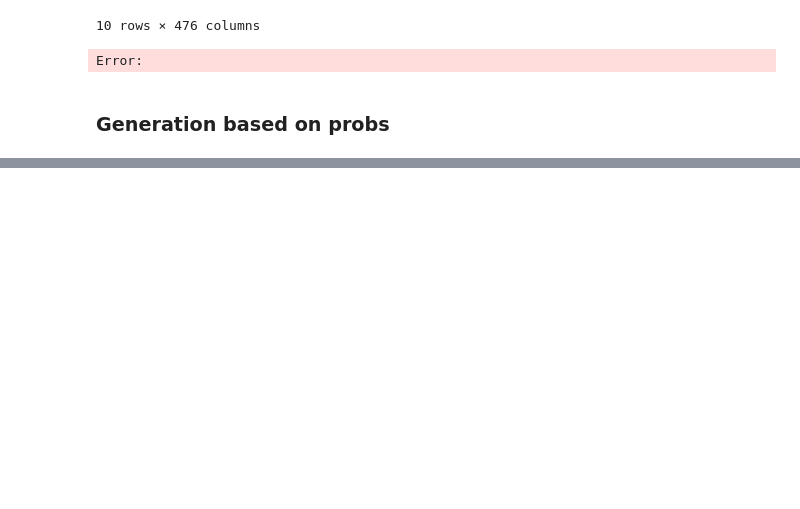
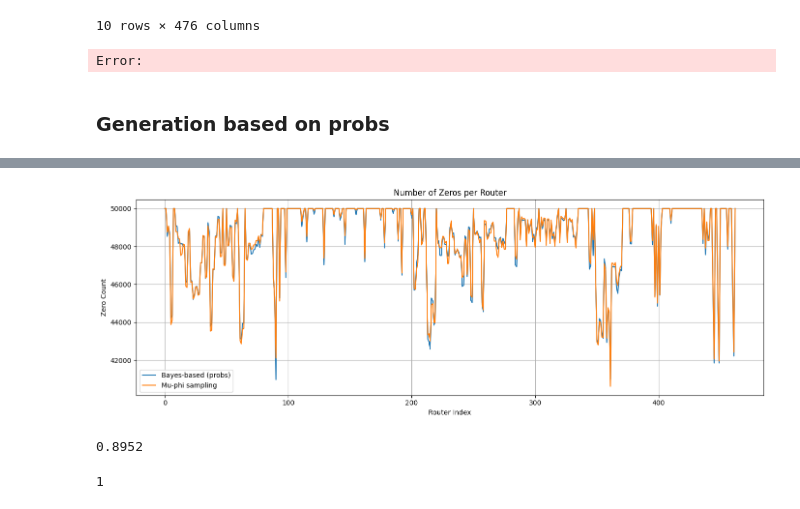
Before and after one commit to guifagundes01/Transformer-LocIndoor, a Jupyter notebook: experimentation.ipynb, the cells around one changed output, grey strips where cells are left out. Cells and saved outputs as stored; diff of their text form; code cells hidden in the pictures; blank space fills up the shorter version.

```diff
--- a/experimentation.ipynb
+++ b/experimentation.ipynb
@@ -240,0 +534,26 @@ X_train.shape
+# %%
+# Count zeros per router
+zero_counts_probs = (df_probs[router_cols] == 0).sum()
+zero_counts_sample = (df_sample[router_cols] == 0).sum()
+
+# Plot
+plt.figure(figsize=(14, 5))
+sns.lineplot(x=range(len(router_cols)), y=zero_counts_probs.values, label='Bayes-based (probs)')
+sns.lineplot(x=range(len(router_cols)), y=zero_counts_sample.values, label='Mu-phi sampling')
+plt.title("Number of Zeros per Router")
+plt.xlabel("Router Index")
+plt.ylabel("Zero Count")
+plt.legend()
+plt.grid(True)
+plt.tight_layout()
+plt.show()
+# %% [output]
+[figure, added]
+# %%
+sum(np.random.binomial(1, 0.9, 20000))/20000.
+# %% [output]
+0.8952
+# %%
+rng.binomial(1, 0.9)
+# %% [output]
+1
```
Also changed, not shown: parts of 26 cells of this notebook.
